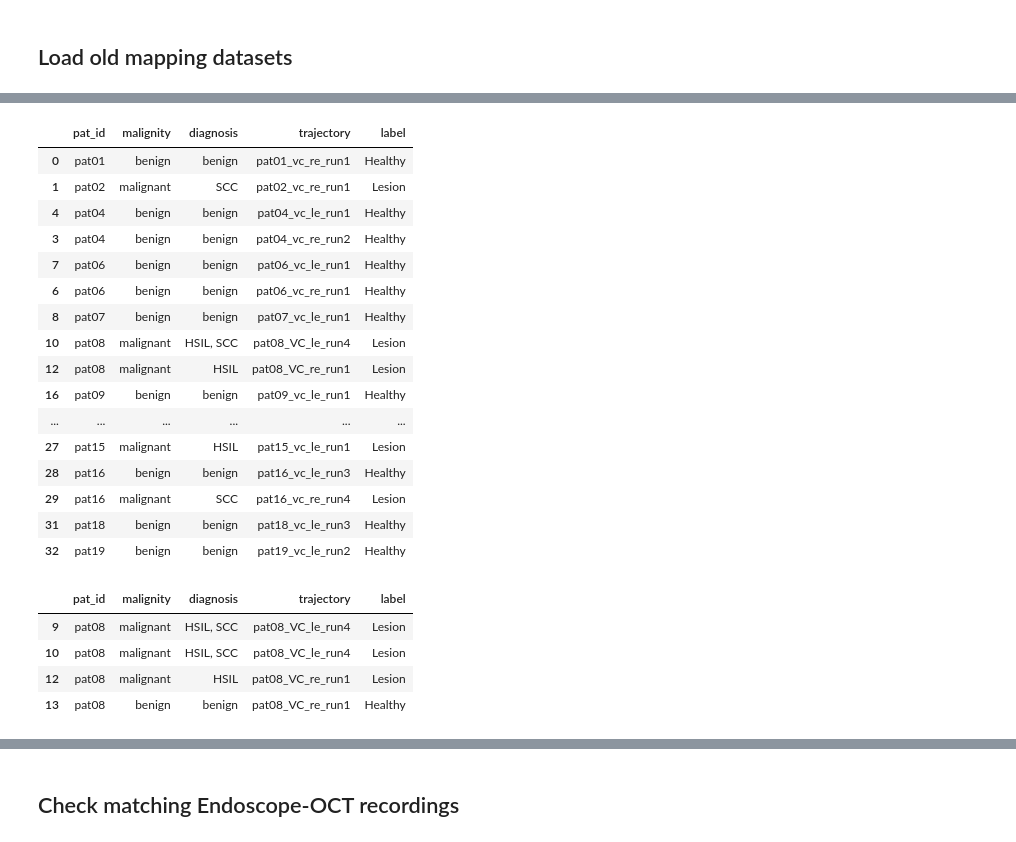
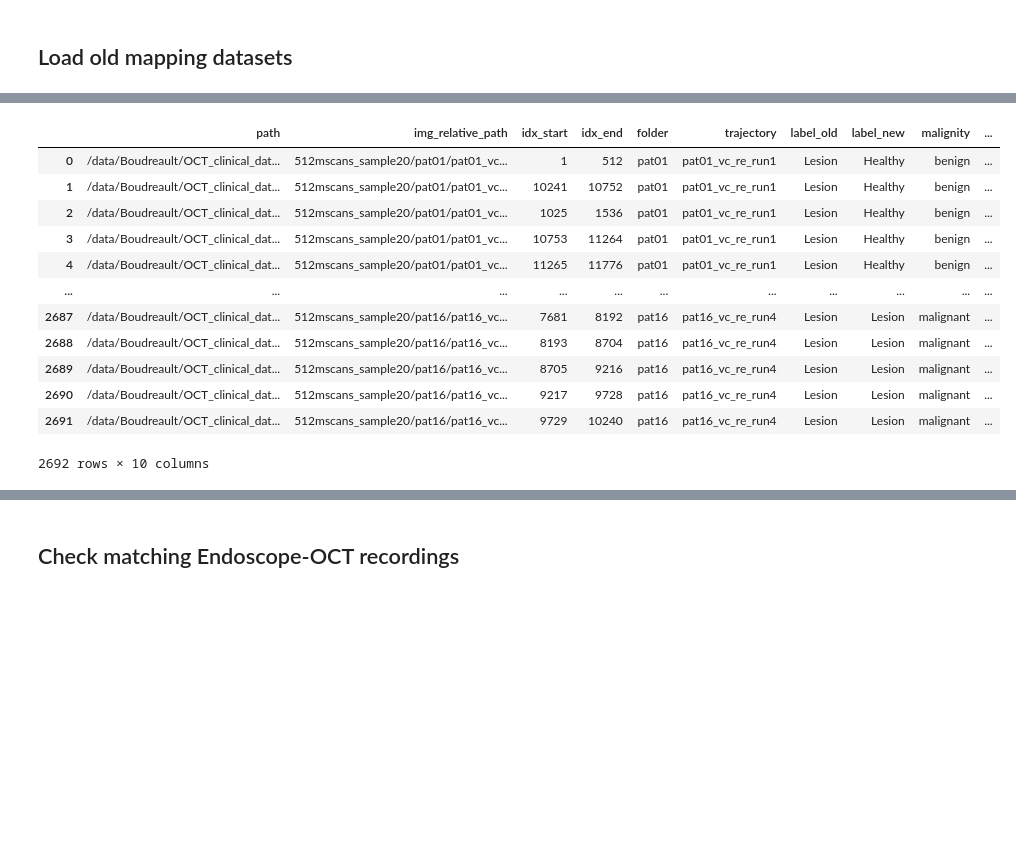
Before and after one commit to AnaJade/OCT_classification, a Jupyter notebook: clinical_labels.ipynb, the cells around one changed output, grey strips where cells are left out. Drawn from its saved outputs; the diff is of its cells as text; code cells hidden in the pictures; blank space fills up the shorter version.

```diff
--- a/clinical_labels.ipynb
+++ b/clinical_labels.ipynb
@@ -13,12 +19,29 @@ from PIL import Image
 # %%
 # Clinical data
-map_df_paths = list(pathlib.Path(r"C:\Users\Ana Jade\OneDrive\Documents\Ecole\TUHH\Semester 6\Masterarbeit\OCT_clinical_data").glob('*.csv'))
-map_df_paths = [p for p in map_df_paths if 'old' not in p.__str__()]
+# map_df_paths = list(pathlib.Path(r"C:\Users\Ana Jade\OneDrive\Documents\Ecole\TUHH\Semester 6\Masterarbeit\OCT_clinical_data").glob('*.csv'))
+map_df_paths = list(pathlib.Path(r"/data/Boudreault/OCT_clinical_data/512mscans_sample20").glob('*.csv'))
+# map_df_paths = [p for p in map_df_paths if 'old' not in p.__str__()]
 # [print(p) for p in map_df_paths]
 cli_dfs = pd.concat([pd.read_csv(p) for p in map_df_paths], axis=0)
 cli_dfs['img_relative_path'] = [pathlib.Path(p) for p in cli_dfs['img_relative_path']]
 cli_dfs.loc[:, 'area'] = [p.parent.name.split('_')[-1] for p in cli_dfs['img_relative_path']]
 # cli_dfs.loc[:, 'pat'] = [int(re.sub(r'[^\d]+', '', p.parts[1])) for p in cli_dfs['img_relative_path']]
 cli_dfs.loc[:, 'trajectory'] = ['_'.join(p.stem.split('_')[:-3]) for p in cli_dfs.loc[:, 'img_relative_path']]
+old_labels = cli_dfs.groupby(['area', 'trajectory']).agg({'label': lambda x: ', '.join(set(x))}).reset_index()
 # cli_dfs
 # cli_dfs.groupby(['subset', 'area', 'trajectory']).agg({'label': lambda x: ', '.join((set(x)))})
+# %%
+# Load all available images
+cli_img_root = pathlib.Path(r"/data/Boudreault/OCT_clinical_data/")
+cli_imgs = list(cli_img_root.joinpath(r"512mscans_sample20").rglob('*.png'))
+cli_imgs = pd.DataFrame(cli_imgs, columns=['path'])
+cli_imgs['img_relative_path'] = [p.relative_to(cli_img_root) for p in cli_imgs['path']]
+cli_imgs['idx_start'] = [p.stem.split('_')[-2] for p in cli_imgs['img_relative_path']]
+cli_imgs['idx_end'] = [p.stem.split('_')[-1] for p in cli_imgs['img_relative_path']]
+cli_imgs['folder'] = [p.parent.stem for p in cli_imgs['img_relative_path']]
+cli_imgs['trajectory'] = ['_'.join(p.stem.split('_')[:4]) for p in cli_imgs['img_relative_path']]
+cli_imgs = cli_imgs.sort_values(['folder', 'trajectory', 'idx_start'], ascending=True)
+cli_imgs = pd.merge(cli_imgs, cli_dfs.groupby('trajectory').agg({'label': lambda x: ', '.join(sorted(set(x)))}).reset_index(), on='trajectory', how='left')
+cli_imgs['label'] = cli_imgs['label'].fillna("")
+cli_imgs = cli_imgs.rename(columns={'label': 'label_old'})
+cli_imgs
@@ -226,28 +123,18 @@ jpg_file_info_new.dropna(subset=['label_new']).groupby('folder').agg({'diagnosis
-# %%
-histo_results.sort_values(['pat_id', 'trajectory', 'label'], ascending=True).drop_duplicates(subset=['trajectory'], keep='last')
-# %% [output]
-|  | pat_id | malignity | diagnosis | trajectory | label |
-| 0 | pat01 | benign | benign | pat01_vc_re_run1 | Healthy |
-| 1 | pat02 | malignant | SCC | pat02_vc_re_run1 | Lesion |
-| 4 | pat04 | benign | benign | pat04_vc_le_run1 | Healthy |
-| 3 | pat04 | benign | benign | pat04_vc_re_run2 | Healthy |
-| 7 | pat06 | benign | benign | pat06_vc_le_run1 | Healthy |
-| 6 | pat06 | benign | benign | pat06_vc_re_run1 | Healthy |
-| 8 | pat07 | benign | benign | pat07_vc_le_run1 | Healthy |
-| 10 | pat08 | malignant | HSIL, SCC | pat08_VC_le_run4 | Lesion |
-| 12 | pat08 | malignant | HSIL | pat08_VC_re_run1 | Lesion |
-| 16 | pat09 | benign | benign | pat09_vc_le_run1 | Healthy |
-| ... | ... | ... | ... | ... | ... |
-| 27 | pat15 | malignant | HSIL | pat15_vc_le_run1 | Lesion |
-| 28 | pat16 | benign | benign | pat16_vc_le_run3 | Healthy |
-| 29 | pat16 | malignant | SCC | pat16_vc_re_run4 | Lesion |
-| 31 | pat18 | benign | benign | pat18_vc_le_run3 | Healthy |
-| 32 | pat19 | benign | benign | pat19_vc_le_run2 | Healthy |
-# %%
-histo_results[histo_results['pat_id'] == 'pat08']
-# %% [output]
-|  | pat_id | malignity | diagnosis | trajectory | label |
-| 9 | pat08 | malignant | HSIL, SCC | pat08_VC_le_run4 | Lesion |
-| 10 | pat08 | malignant | HSIL, SCC | pat08_VC_le_run4 | Lesion |
-| 12 | pat08 | malignant | HSIL | pat08_VC_re_run1 | Lesion |
-| 13 | pat08 | benign | benign | pat08_VC_re_run1 | Healthy |
+# %%
+cli_imgs = pd.merge(cli_imgs, histo_results[['trajectory', 'label_new', 'malignity', 'diagnosis']], on='trajectory', how='left')
+cli_imgs = cli_imgs.fillna({'label_new': '', 'malignity': '', 'diagnosis': ''})
+cli_imgs
+# %% [output]
+|  | path | img_relative_path | idx_start | idx_end | folder | trajectory | label_old | label_new | malignity | ... |
+| 0 | /data/Boudreault/OCT_clinical_dat... | 512mscans_sample20/pat01/pat01_vc... | 1 | 512 | pat01 | pat01_vc_re_run1 | Lesion | Healthy | benign | ... |
+| 1 | /data/Boudreault/OCT_clinical_dat... | 512mscans_sample20/pat01/pat01_vc... | 10241 | 10752 | pat01 | pat01_vc_re_run1 | Lesion | Healthy | benign | ... |
+| 2 | /data/Boudreault/OCT_clinical_dat... | 512mscans_sample20/pat01/pat01_vc... | 1025 | 1536 | pat01 | pat01_vc_re_run1 | Lesion | Healthy | benign | ... |
+| 3 | /data/Boudreault/OCT_clinical_dat... | 512mscans_sample20/pat01/pat01_vc... | 10753 | 11264 | pat01 | pat01_vc_re_run1 | Lesion | Healthy | benign | ... |
+| 4 | /data/Boudreault/OCT_clinical_dat... | 512mscans_sample20/pat01/pat01_vc... | 11265 | 11776 | pat01 | pat01_vc_re_run1 | Lesion | Healthy | benign | ... |
+| ... | ... | ... | ... | ... | ... | ... | ... | ... | ... | ... |
+| 2687 | /data/Boudreault/OCT_clinical_dat... | 512mscans_sample20/pat16/pat16_vc... | 7681 | 8192 | pat16 | pat16_vc_re_run4 | Lesion | Lesion | malignant | ... |
+| 2688 | /data/Boudreault/OCT_clinical_dat... | 512mscans_sample20/pat16/pat16_vc... | 8193 | 8704 | pat16 | pat16_vc_re_run4 | Lesion | Lesion | malignant | ... |
+| 2689 | /data/Boudreault/OCT_clinical_dat... | 512mscans_sample20/pat16/pat16_vc... | 8705 | 9216 | pat16 | pat16_vc_re_run4 | Lesion | Lesion | malignant | ... |
+| 2690 | /data/Boudreault/OCT_clinical_dat... | 512mscans_sample20/pat16/pat16_vc... | 9217 | 9728 | pat16 | pat16_vc_re_run4 | Lesion | Lesion | malignant | ... |
+| 2691 | /data/Boudreault/OCT_clinical_dat... | 512mscans_sample20/pat16/pat16_vc... | 9729 | 10240 | pat16 | pat16_vc_re_run4 | Lesion | Lesion | malignant | ... |
+2692 rows × 10 columns
```
Also changed, not shown: parts of 29 cells of this notebook, 6 other files.
